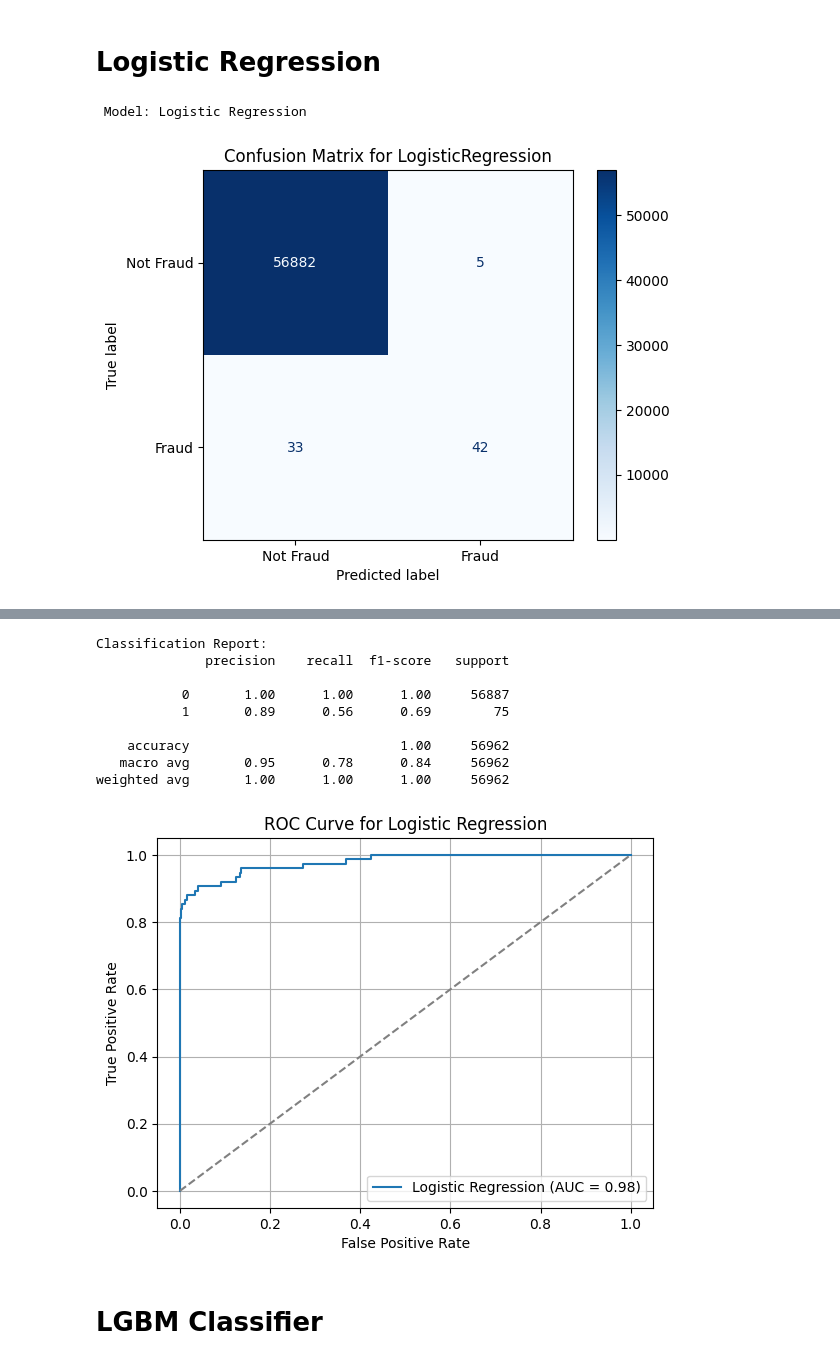
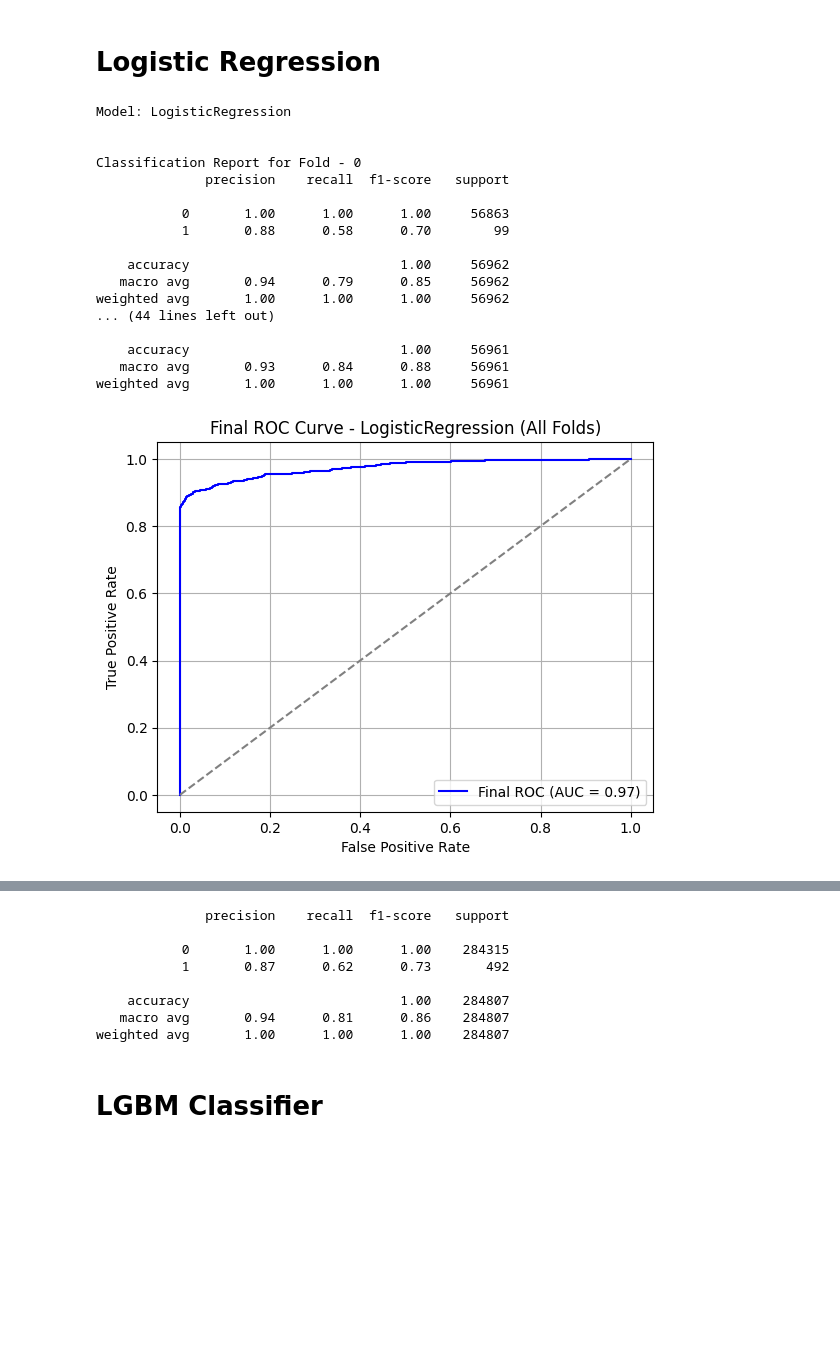
Before and after one commit to COMP3608Project/credit-card-fraud, a Jupyter notebook: Fraud_2022.ipynb, the cells around one changed output, grey strips where cells are left out. Saved outputs shown, nothing was run; the diff lists cells and outputs as text; code cells hidden in the pictures; blank space fills up the shorter version.

Commit message:
Implemented Stratified K Fold

```diff
--- a/Fraud_2022.ipynb
+++ b/Fraud_2022.ipynb
@@ -57,2 +156,29 @@ Successfully loaded creditcard.csv into a DataFrame.
+# %%
+def add_lag_features(df, lag_config, y_col='class', substitute_value=-999):
+
+    df_copy = df.copy()
+
+    #Create lag features
+    for col, num_lags in lag_config.items():
+        for lag in range(1, num_lags + 1):
+            df_copy[f"{col}_lag{lag}"] = df_copy[col].shift(lag)
+
+    #Identify all lag columns
+    lag_cols = [f"{col}_lag{lag}" for col, n in lag_config.items() for lag in range(1, n + 1)]
+
+    #Split into positive and negative classes
+    positives = df_copy[df_copy[y_col] == 1].copy()
+    negatives = df_copy[df_copy[y_col] == 0].copy()
+
+    #Fill nulls in positive class
+    positives[lag_cols] = positives[lag_cols].fillna(substitute_value)
+
+    #Drop rows with any NaN in negative class
+    negatives = negatives.dropna(subset=lag_cols)
+
+    #Combine back
+    df_final = pd.concat([positives, negatives]).sort_index()
+
+    return df_final
 # %% [markdown]
 # Preprocessing
@@ -131,3 +215,17 @@ def run_model(df, model, name):
+# %%
+#Add lag features
+
+lag_config = {
+#    'V3': 2,
+#    'V9': 1,
+#    'V12': 3,
+#    'V13': 1,
+#    'V14': 1,
+}
+df =  add_lag_features(df, lag_config)
+# %%
+X = df.drop('class', axis=1)
+y = df['class']
 # %% [markdown]
 # XGBOOST
 # %%
@@ -170,11 +283,27 @@ weighted avg       1.00      1.00      1.00     56962
 # https://docs.google.com/document/d/1VCSaRQPcvjGzVNETezPAWO7yu2Gcmm_5nTvNxtn4vl0/edit?usp=sharing
 
 # Leaving data imbalanced for Logistic Regression
-X_resampled, y_resampled = X_train, y_train
+X_resampled, y_resampled = X, y
 # %%
 # Running the model
 model = LogisticRegression(max_iter=1000)
-run_model(df, model, "Logistic Regression")
+run_stratified(model, X_resampled, y_resampled)
 # %% [output]
- Model: Logistic Regression
+Model: LogisticRegression
+
+
+Classification Report for Fold - 0
+              precision    recall  f1-score   support
+
+           0       1.00      1.00      1.00     56863
+           1       0.88      0.58      0.70        99
+
+    accuracy                           1.00     56962
+   macro avg       0.94      0.79      0.85     56962
+weighted avg       1.00      1.00      1.00     56962
+... (44 lines left out)
+
+    accuracy                           1.00     56961
+   macro avg       0.93      0.84      0.88     56961
+weighted avg       1.00      1.00      1.00     56961
-[figure, old version]
+[figure, new version]
@@ -181,13 +311,11 @@ run_model(df, model, "Logistic Regression")
-Classification Report:
               precision    recall  f1-score   support
 
-           0       1.00      1.00      1.00     56887
-           1       0.89      0.56      0.69        75
+           0       1.00      1.00      1.00    284315
+           1       0.87      0.62      0.73       492
 
-    accuracy                           1.00     56962
-   macro avg       0.95      0.78      0.84     56962
-weighted avg       1.00      1.00      1.00     56962
+    accuracy                           1.00    284807
+   macro avg       0.94      0.81      0.86    284807
+weighted avg       1.00      1.00      1.00    284807
-[figure, old version]
 # %% [markdown]
 # LGBM Classifier
 # %%
```
Also changed, not shown: parts of 18 cells of this notebook.
